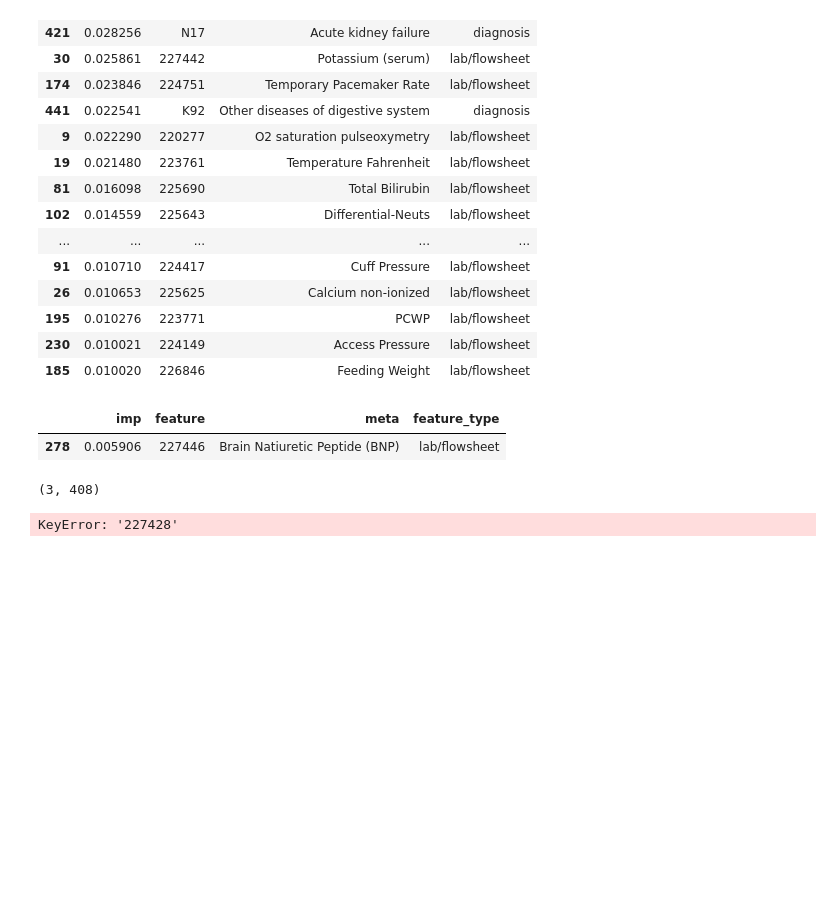
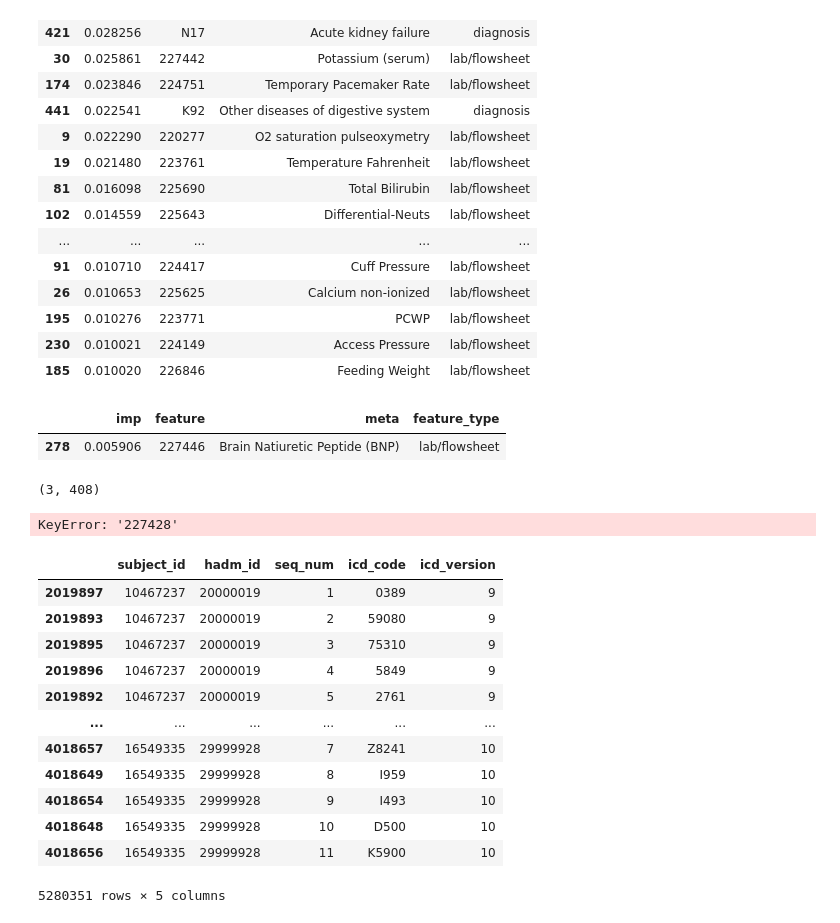
Before and after one commit to jjfeng/MIMIC-IV-Data-Pipeline, a Jupyter notebook: feature_importance_analysis.ipynb, the cells around one changed output. Saved outputs shown, nothing was run; the diff lists cells and outputs as text; code cells hidden in the pictures; blank space fills up the shorter version.

```diff
--- a/feature_importance_analysis.ipynb
+++ b/feature_importance_analysis.ipynb
@@ -201,3 +187,19 @@ a['227428']
 # %% [output]
 (3, 408)
 KeyError: '227428'
+# %%
+pd.read_csv("mimiciv/1.0/hosp/diagnoses_icd.csv.gz").sort_values(['hadm_id', 'seq_num'])
+# %% [output]
+|  | subject_id | hadm_id | seq_num | icd_code | icd_version |
+| 2019897 | 10467237 | 20000019 | 1 | 0389 | 9 |
+| 2019893 | 10467237 | 20000019 | 2 | 59080 | 9 |
+| 2019895 | 10467237 | 20000019 | 3 | 75310 | 9 |
+| 2019896 | 10467237 | 20000019 | 4 | 5849 | 9 |
+| 2019892 | 10467237 | 20000019 | 5 | 2761 | 9 |
+| ... | ... | ... | ... | ... | ... |
+| 4018657 | 16549335 | 29999928 | 7 | Z8241 | 10 |
+| 4018649 | 16549335 | 29999928 | 8 | I959 | 10 |
+| 4018654 | 16549335 | 29999928 | 9 | I493 | 10 |
+| 4018648 | 16549335 | 29999928 | 10 | D500 | 10 |
+| 4018656 | 16549335 | 29999928 | 11 | K5900 | 10 |
+5280351 rows × 5 columns
```
Also changed, not shown: parts of 4 cells of this notebook, 2 other files.
